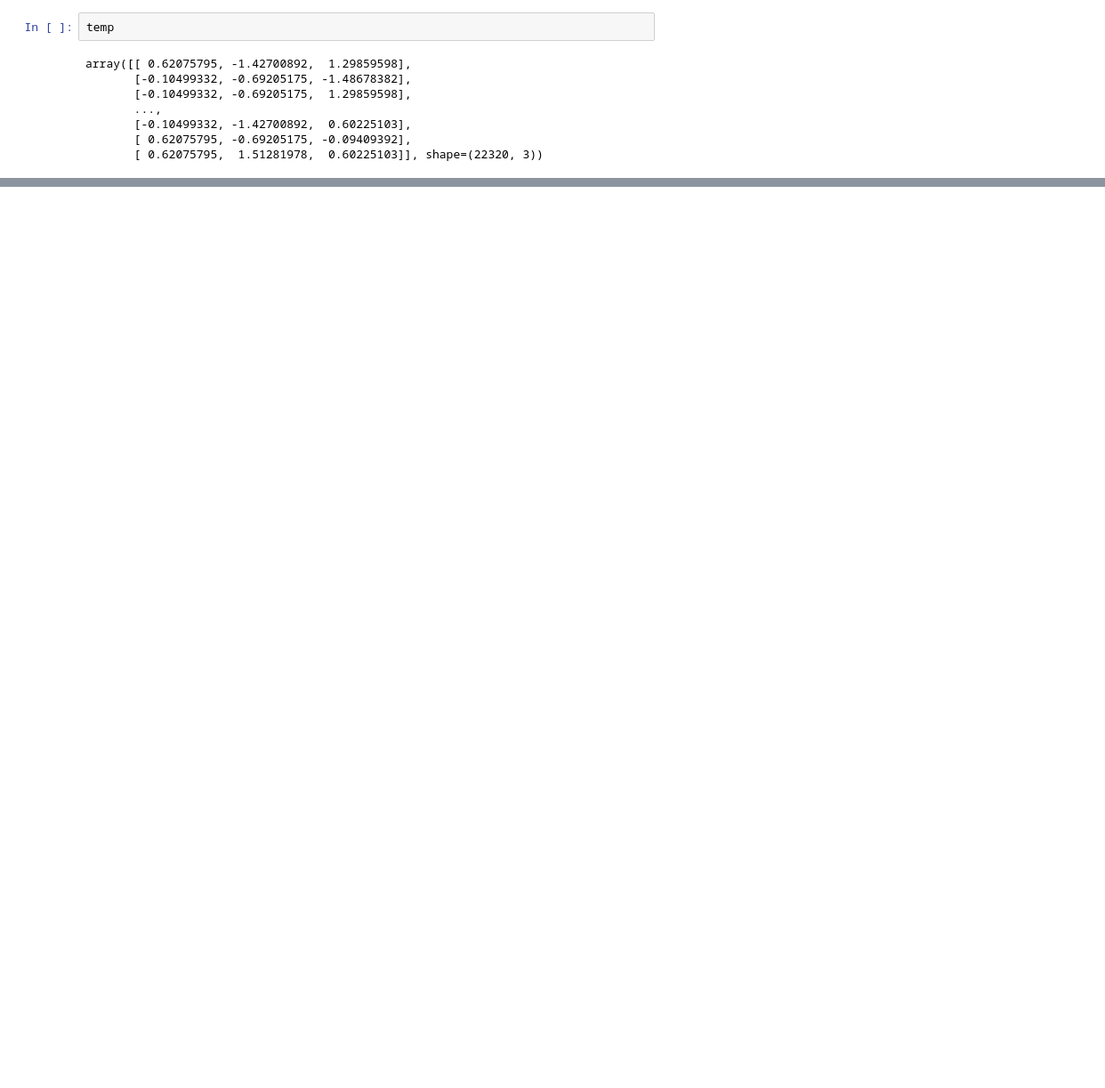
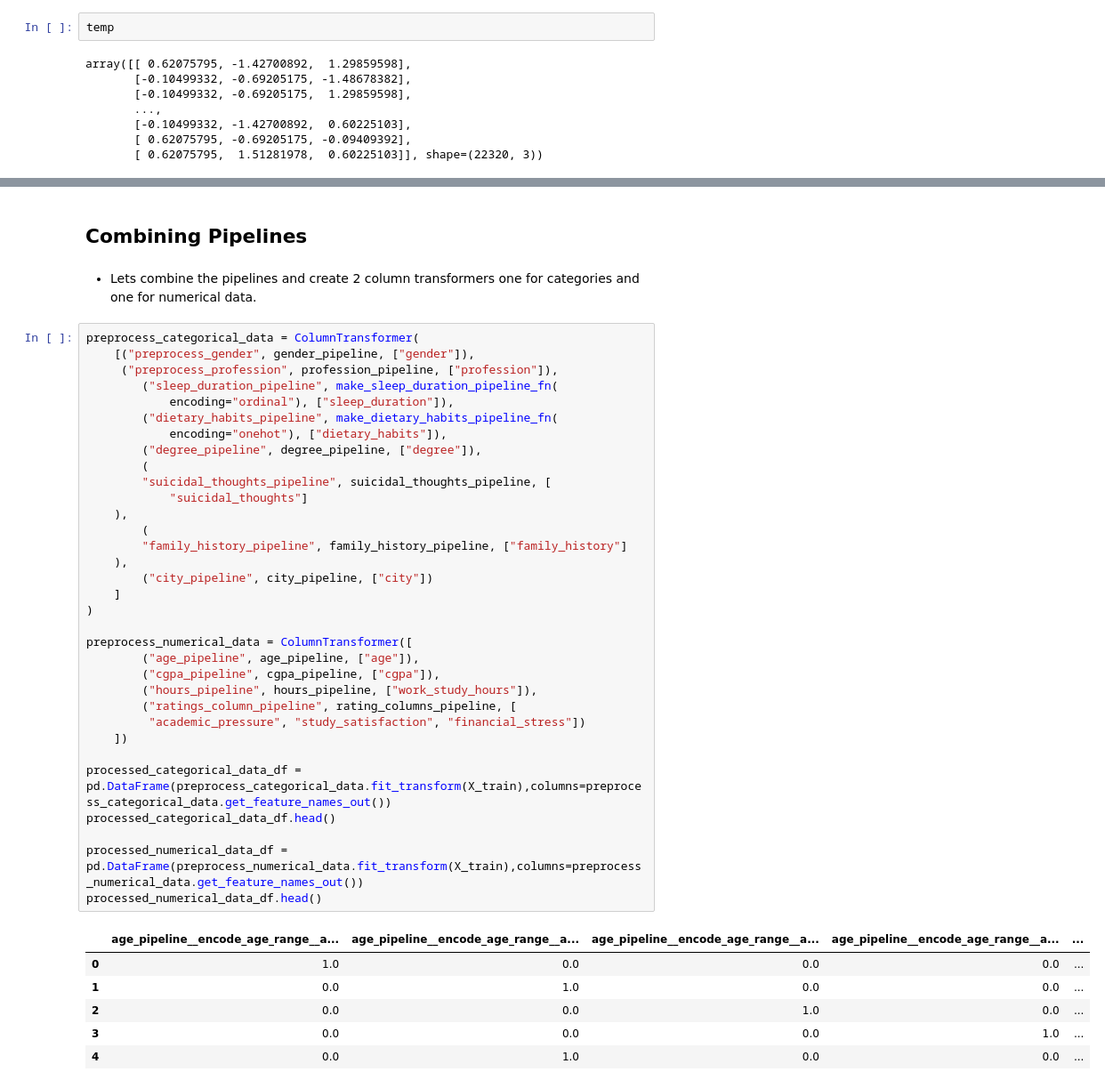
Before and after one commit to gaurangdave/mental_health_ml, a Jupyter notebook: notebooks/01_data_exploration.ipynb, the cells around one changed output, grey strips where cells are left out. Shown: that part at 89% size. Drawn from its saved outputs; the diff is of its cells as text; blank space fills up the shorter version.

Commit message:
combined and sanity tested the preprocessing pipelines

```diff
--- a/notebooks/01_data_exploration.ipynb
+++ b/notebooks/01_data_exploration.ipynb
@@ -1378,0 +1413,44 @@ array([[ 0.62075795, -1.42700892,  1.29859598],
+# %% [markdown]
+## Combining Pipelines
+# %% [markdown]
+* Lets combine the pipelines and create 2 column transformers one for categories and one for numerical data.
+# %%
+preprocess_categorical_data = ColumnTransformer(
+    [("preprocess_gender", gender_pipeline, ["gender"]),
+     ("preprocess_profession", profession_pipeline, ["profession"]),
+        ("sleep_duration_pipeline", make_sleep_duration_pipeline_fn(
+            encoding="ordinal"), ["sleep_duration"]),
+        ("dietary_habits_pipeline", make_dietary_habits_pipeline_fn(
+            encoding="onehot"), ["dietary_habits"]),
+        ("degree_pipeline", degree_pipeline, ["degree"]),
+        (
+        "suicidal_thoughts_pipeline", suicidal_thoughts_pipeline, [
+            "suicidal_thoughts"]
+    ),
+        (
+        "family_history_pipeline", family_history_pipeline, ["family_history"]
+    ),
+        ("city_pipeline", city_pipeline, ["city"])
+    ]
+)
+
+preprocess_numerical_data = ColumnTransformer([
+        ("age_pipeline", age_pipeline, ["age"]),
+        ("cgpa_pipeline", cgpa_pipeline, ["cgpa"]),
+        ("hours_pipeline", hours_pipeline, ["work_study_hours"]),
+        ("ratings_column_pipeline", rating_columns_pipeline, [
+         "academic_pressure", "study_satisfaction", "financial_stress"])
+    ])
+
+processed_categorical_data_df = pd.DataFrame(preprocess_categorical_data.fit_transform(X_train),columns=preprocess_categorical_data.get_feature_names_out())
+processed_categorical_data_df.head()
+
+processed_numerical_data_df = pd.DataFrame(preprocess_numerical_data.fit_transform(X_train),columns=preprocess_numerical_data.get_feature_names_out())
+processed_numerical_data_df.head()
+# %% [output]
+|  | age_pipeline__encode_age_range__a... | age_pipeline__encode_age_range__a... | age_pipeline__encode_age_range__a... | age_pipeline__encode_age_range__a... | ... |
+| 0 | 1.0 | 0.0 | 0.0 | 0.0 | ... |
+| 1 | 0.0 | 1.0 | 0.0 | 0.0 | ... |
+| 2 | 0.0 | 0.0 | 1.0 | 0.0 | ... |
+| 3 | 0.0 | 0.0 | 0.0 | 1.0 | ... |
+| 4 | 0.0 | 1.0 | 0.0 | 0.0 | ... |
```
Also changed, not shown: parts of 3 cells of this notebook.
